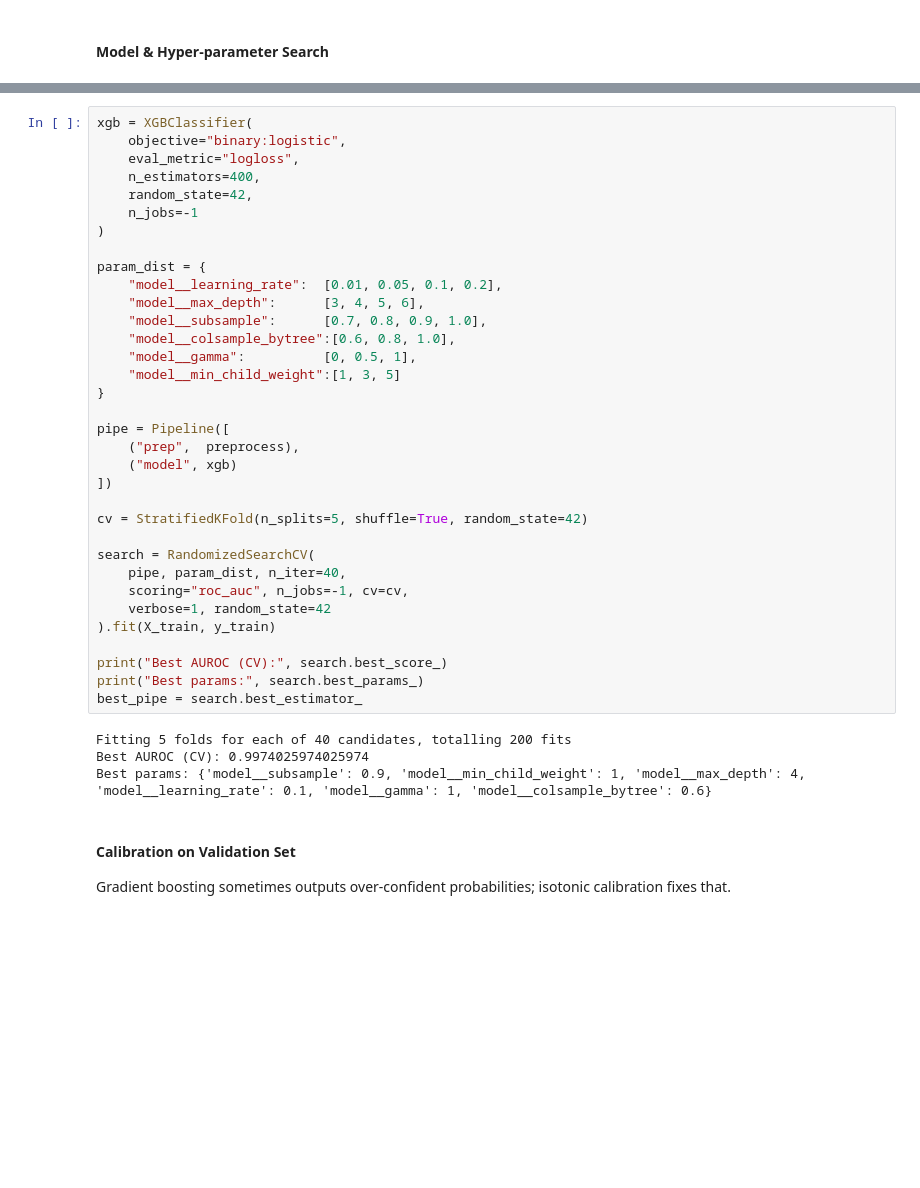
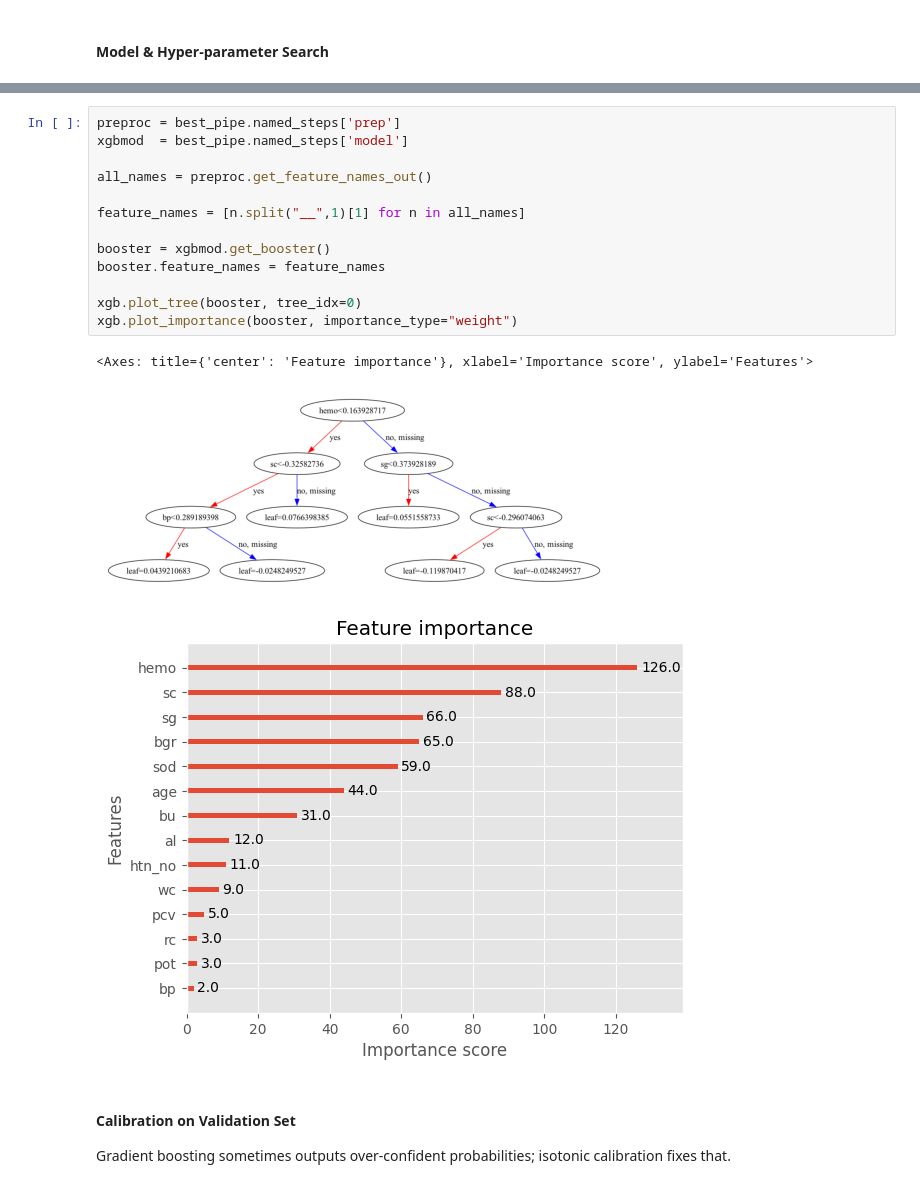
Before and after one commit to unprosaiclabyrinth/PrognosiX, a Jupyter notebook: ML2.ipynb, the cells around one changed output, grey strips where cells are left out. Drawn from its saved outputs; the diff is of its cells as text; blank space fills up the shorter version.

```diff
--- a/ML2.ipynb
+++ b/ML2.ipynb
@@ -91,41 +148,20 @@ Median imputation keeps numeric distributions realistic; OneHotEncoder avoids or
 # %%
-xgb = XGBClassifier(
-    objective="binary:logistic",
-    eval_metric="logloss",
-    n_estimators=400,
-    random_state=42,
-    n_jobs=-1
-)
+preproc = best_pipe.named_steps['prep']
+xgbmod  = best_pipe.named_steps['model']
 
-param_dist = {
-    "model__learning_rate":  [0.01, 0.05, 0.1, 0.2],
-    "model__max_depth":      [3, 4, 5, 6],
-    "model__subsample":      [0.7, 0.8, 0.9, 1.0],
-    "model__colsample_bytree":[0.6, 0.8, 1.0],
-    "model__gamma":          [0, 0.5, 1],
-    "model__min_child_weight":[1, 3, 5]
-}
+all_names = preproc.get_feature_names_out()
 
-pipe = Pipeline([
-    ("prep",  preprocess),
-    ("model", xgb)
-])
+feature_names = [n.split("__",1)[1] for n in all_names]
 
-cv = StratifiedKFold(n_splits=5, shuffle=True, random_state=42)
+booster = xgbmod.get_booster()
+booster.feature_names = feature_names
 
-search = RandomizedSearchCV(
-    pipe, param_dist, n_iter=40,
-    scoring="roc_auc", n_jobs=-1, cv=cv,
-    verbose=1, random_state=42
-).fit(X_train, y_train)
-
-print("Best AUROC (CV):", search.best_score_)
-print("Best params:", search.best_params_)
-best_pipe = search.best_estimator_
+xgb.plot_tree(booster, tree_idx=0)
+xgb.plot_importance(booster, importance_type="weight")
 # %% [output]
-Fitting 5 folds for each of 40 candidates, totalling 200 fits
-Best AUROC (CV): 0.9974025974025974
-Best params: {'model__subsample': 0.9, 'model__min_child_weight': 1, 'model__max_depth': 4, 'model__learning_rate': 0.1, 'model__gamma': 1, 'model__colsample_bytree': 0.6}
+<Axes: title={'center': 'Feature importance'}, xlabel='Importance score', ylabel='Features'>
+[figure, added]
+[figure, added]
 # %% [markdown]
 #### Calibration on Validation Set
 Gradient boosting sometimes outputs over‑confident probabilities; isotonic calibration fixes that.
```
Also changed, not shown: parts of 8 cells of this notebook.
